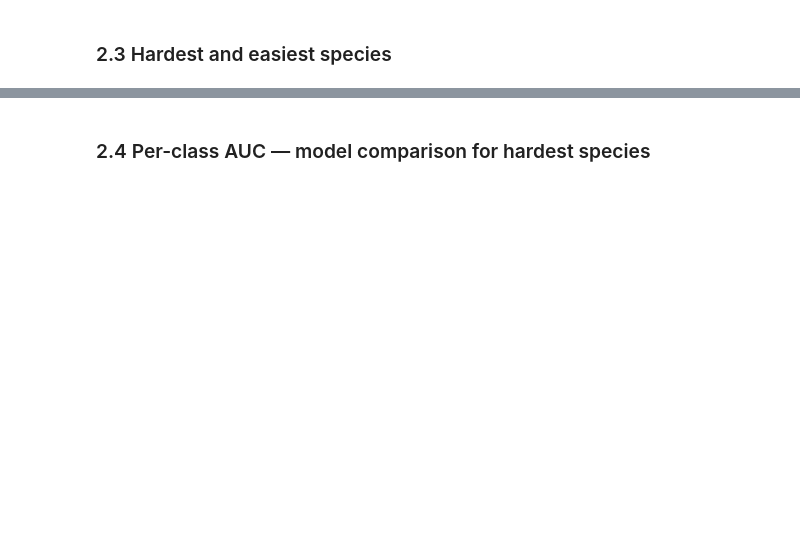
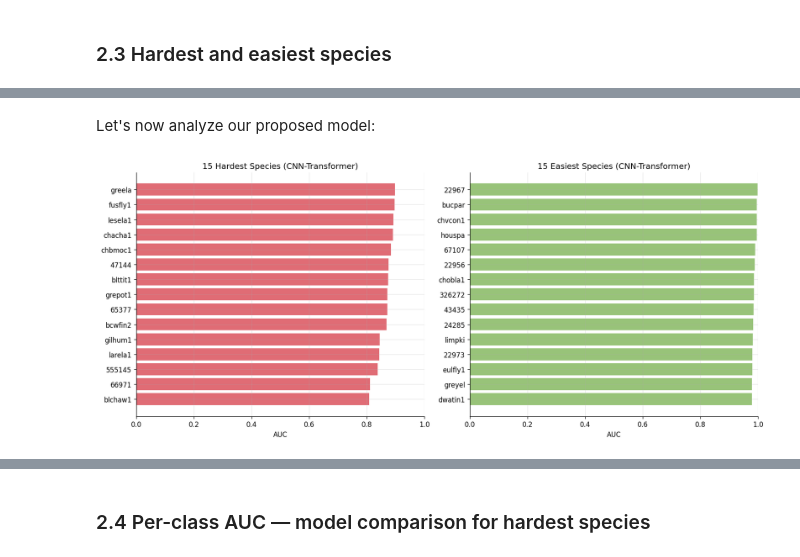
Before and after one commit to AdriSchm92/aml2026-group-10, a Jupyter notebook: notebooks/Results.ipynb, the cells around one changed output, grey strips where cells are left out. Cells and saved outputs as stored; diff of their text form; code cells hidden in the pictures; blank space fills up the shorter version.

```diff
--- a/notebooks/Results.ipynb
+++ b/notebooks/Results.ipynb
@@ -387,0 +396,35 @@ else:
+# %% [markdown]
+Let's now analyze our proposed model:
+# %%
+if per_class_data and class_names:
+    # Use best model for ranking
+    our_model = 'CNN-Transformer' if 'CNN-Transformer' in per_class_data else list(per_class_data.keys())[0]
+    aucs = per_class_data[our_model]
+    valid_mask = ~np.isnan(aucs)
+    valid_aucs = aucs[valid_mask]
+    valid_names = np.array(class_names)[valid_mask]
+
+    sorted_idx = np.argsort(valid_aucs)
+    N = 15
+
+    fig, axes = plt.subplots(1, 2, figsize=(14, 6))
+
+    # Hardest species
+    axes[0].barh(valid_names[sorted_idx[:N]], valid_aucs[sorted_idx[:N]], color='#e06c75')
+    axes[0].set_xlabel('AUC')
+    axes[0].set_title(f'15 Hardest Species ({best_model})')
+    axes[0].set_xlim(0, 1)
+
+    # Easiest species
+    axes[1].barh(valid_names[sorted_idx[-N:]], valid_aucs[sorted_idx[-N:]], color='#98c379')
+    axes[1].set_xlabel('AUC')
+    axes[1].set_title(f'15 Easiest Species ({best_model})')
+    axes[1].set_xlim(0, 1)
+
+    plt.tight_layout()
+    plt.savefig(OUTPUT_DIR / 'fig_hardest_easiest_species_CNN_Transformer.png', dpi=150)
+    plt.show()
+else:
+    print('No per-class AUC data available.')
+# %% [output]
+[figure, added]
```
Also changed, not shown: parts of 20 cells of this notebook, 2 other files.
